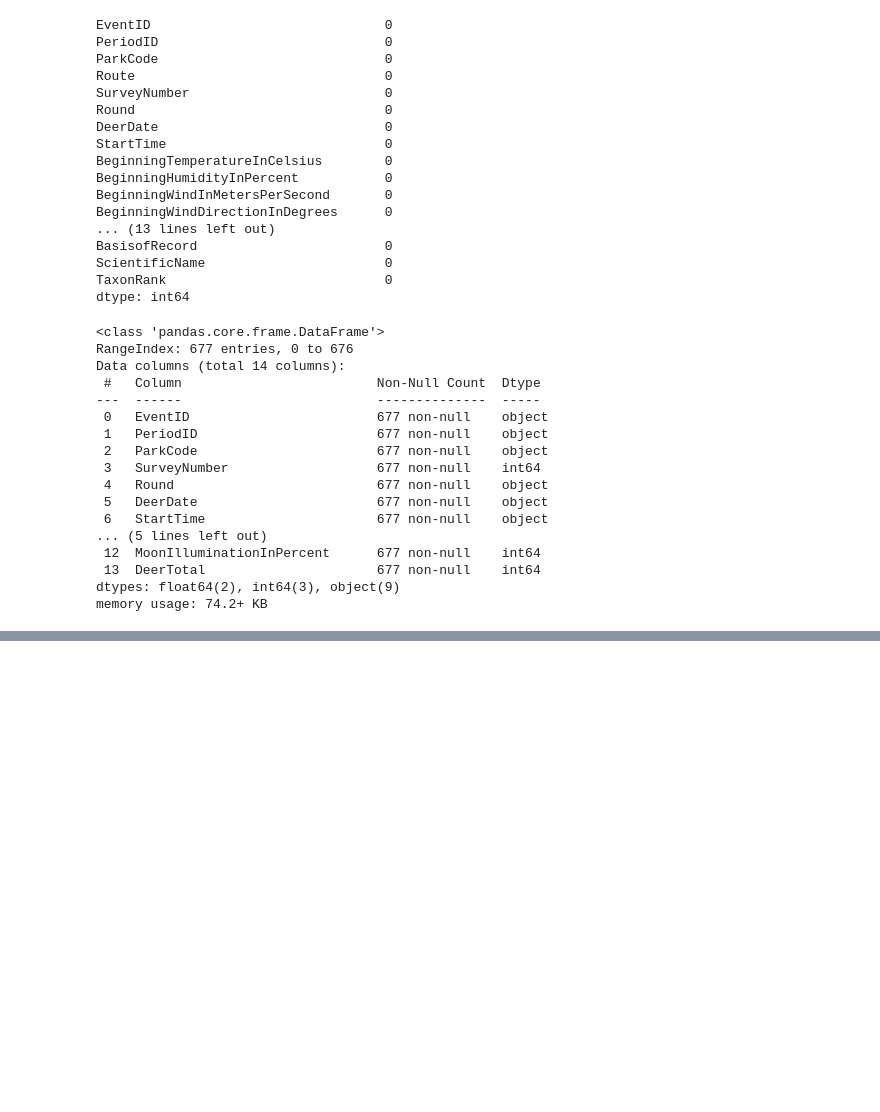
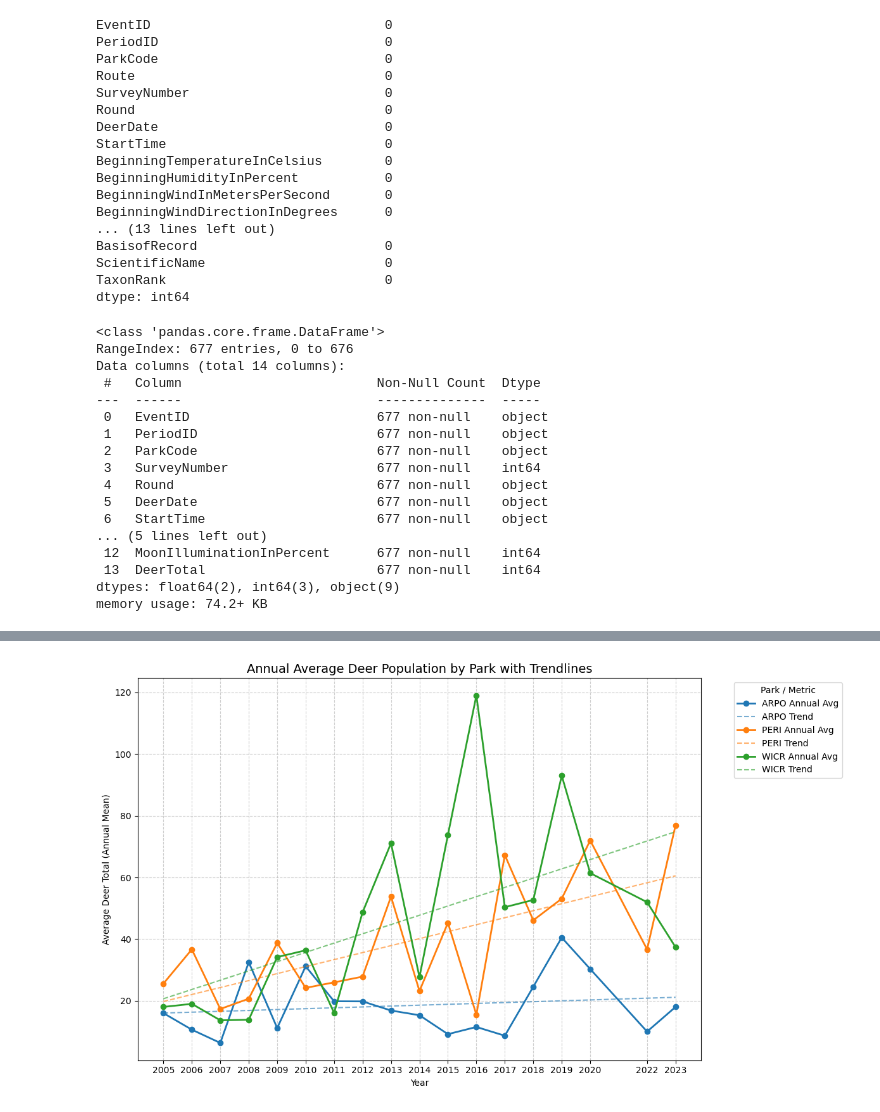
Before and after one commit to DanosAJ4/IA-340-2-Fall25, a Jupyter notebook: MiniProject.ipynb, the cells around one changed output, grey strips where cells are left out. Saved outputs shown, nothing was run; the diff lists cells and outputs as text; code cells hidden in the pictures; blank space fills up the shorter version.

```diff
--- a/MiniProject.ipynb
+++ b/MiniProject.ipynb
@@ -140,0 +118,68 @@ plt.show()
+# %%
+# New Variables
+monthly_avg = (
+    df.groupby(['ParkCode', 'Year', 'Month'], as_index=False)['DeerTotal']
+    .mean()
+)
+
+annual_avg = (
+    monthly_avg.groupby(['ParkCode', 'Year'], as_index=False)['DeerTotal']
+    .mean()
+)
+# %%
+import pandas as pd
+import matplotlib.pyplot as plt
+import numpy as np
+
+# Ensure DeerDate is datetime
+df['DeerDate'] = pd.to_datetime(df['DeerDate'], errors='coerce')
+df['Year'] = df['DeerDate'].dt.year
+df['Month'] = df['DeerDate'].dt.month
+
+# --- Step 3: Assign a consistent color to each park ---
+parks = sorted(annual_avg['ParkCode'].unique())
+colors = plt.cm.tab10.colors  # up to 10 distinct colors
+color_map = {park: colors[i % len(colors)] for i, park in enumerate(parks)}
+
+# --- Step 4: Plot annual averages and trendlines ---
+plt.figure(figsize=(12, 7))
+
+for park, park_df in annual_avg.groupby('ParkCode'):
+    park_df = park_df.sort_values('Year')
+    color = color_map[park]
+
+    # Plot annual averages (solid line)
+    plt.plot(
+        park_df['Year'],
+        park_df['DeerTotal'],
+        marker='o',
+        color=color,
+        linewidth=2,
+        label=f'{park} Annual Avg'
+    )
+
+    # Plot trendline (dashed line, same color, slightly lighter)
+    if len(park_df) > 1:
+        z = np.polyfit(park_df['Year'], park_df['DeerTotal'], 1)
+        p = np.poly1d(z)
+        plt.plot(
+            park_df['Year'],
+            p(park_df['Year']),
+            linestyle='--',
+            color=color,
+            alpha=0.6,  # lighter for trendline
+            linewidth=1.5,
+            label=f'{park} Trend'
+        )
+
+# --- Chart formatting ---
+plt.title('Annual Average Deer Population by Park with Trendlines', fontsize=14)
+plt.xlabel('Year')
+plt.ylabel('Average Deer Total (Annual Mean)')
+plt.grid(True, linestyle='--', alpha=0.6)
+plt.xticks(sorted(annual_avg['Year'].unique().astype(int)))
+plt.legend(title='Park / Metric', bbox_to_anchor=(1.05, 1), loc='upper left')
+plt.tight_layout()
+plt.show()
+# %% [output]
+[figure, added]
```
Also changed, not shown: parts of 4 cells of this notebook, 1 other file.
